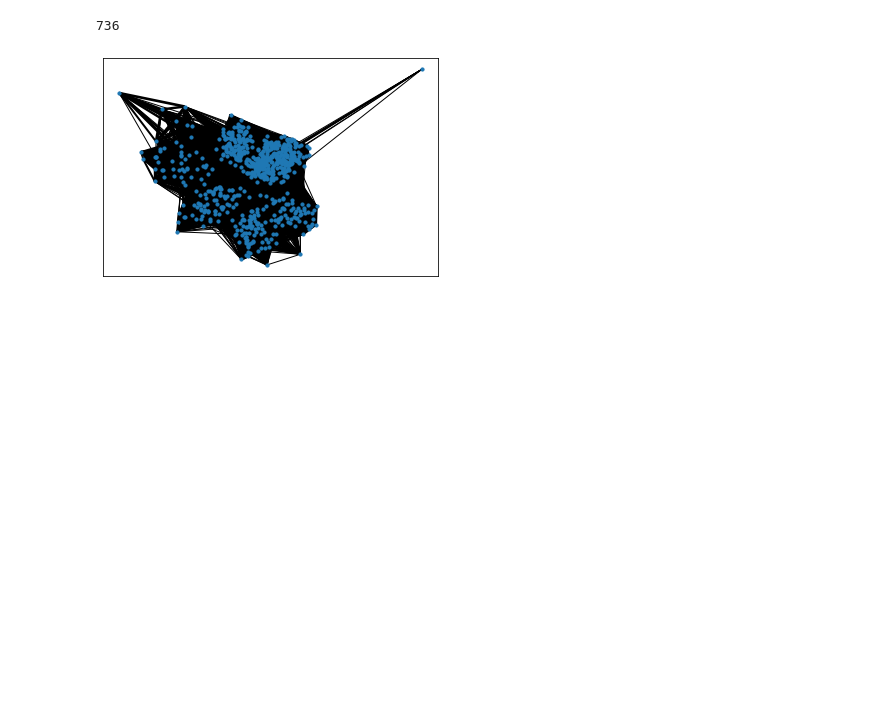
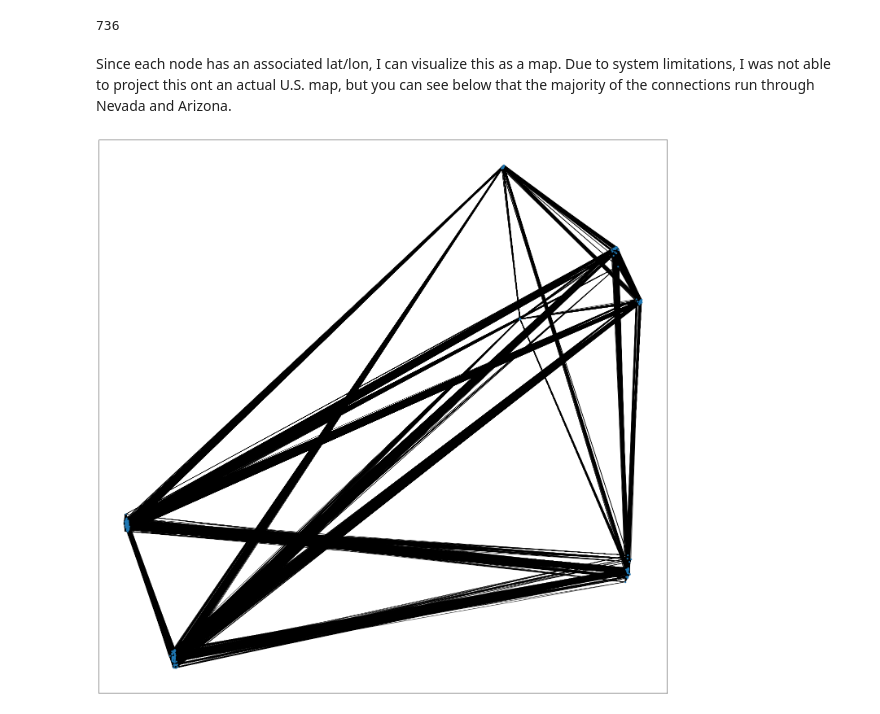
Before and after one commit to SamCD/DATA620, a Jupyter notebook: FinalProject.ipynb, the cells around one changed output. Drawn from its saved outputs; the diff is of its cells as text; code cells hidden in the pictures; blank space fills up the shorter version.

```diff
--- a/FinalProject.ipynb
+++ b/FinalProject.ipynb
@@ -391,14 +405,22 @@ def island_method(g, iterations=5):
 def sorted_map(d):
     ms = sorted(d.items(), key=lambda x: x[1], reverse=True)
     return ms
+# %% [markdown]
+Since each node has an associated lat/lon, I can visualize this as a map. Due to system limitations, I was not able to project this ont an actual U.S. map, but you can see below that the majority of the connections run through Nevada and Arizona.
 # %%
+bPos = busDF[['business_id','longitude','latitude']].set_index('business_id')[['longitude','latitude']].T.apply(tuple)
+pos = bPos.to_dict()
+
+plt.figure(3,figsize=(25,25))
 bweights=[math.sqrt(edata['weight']) for f,t,edata in bNet.edges(data=True)]
 nx.draw_networkx(bNet
+                 , pos
                  , width=bweights
                  , node_size=10
                  , with_labels=False)
+plt.show()
 # %% [output]
-[figure, old version]
+[figure, new version]
 # %%
 plt.hist(bweights)
 # %% [output]
```
Also changed, not shown: parts of 24 cells of this notebook.
